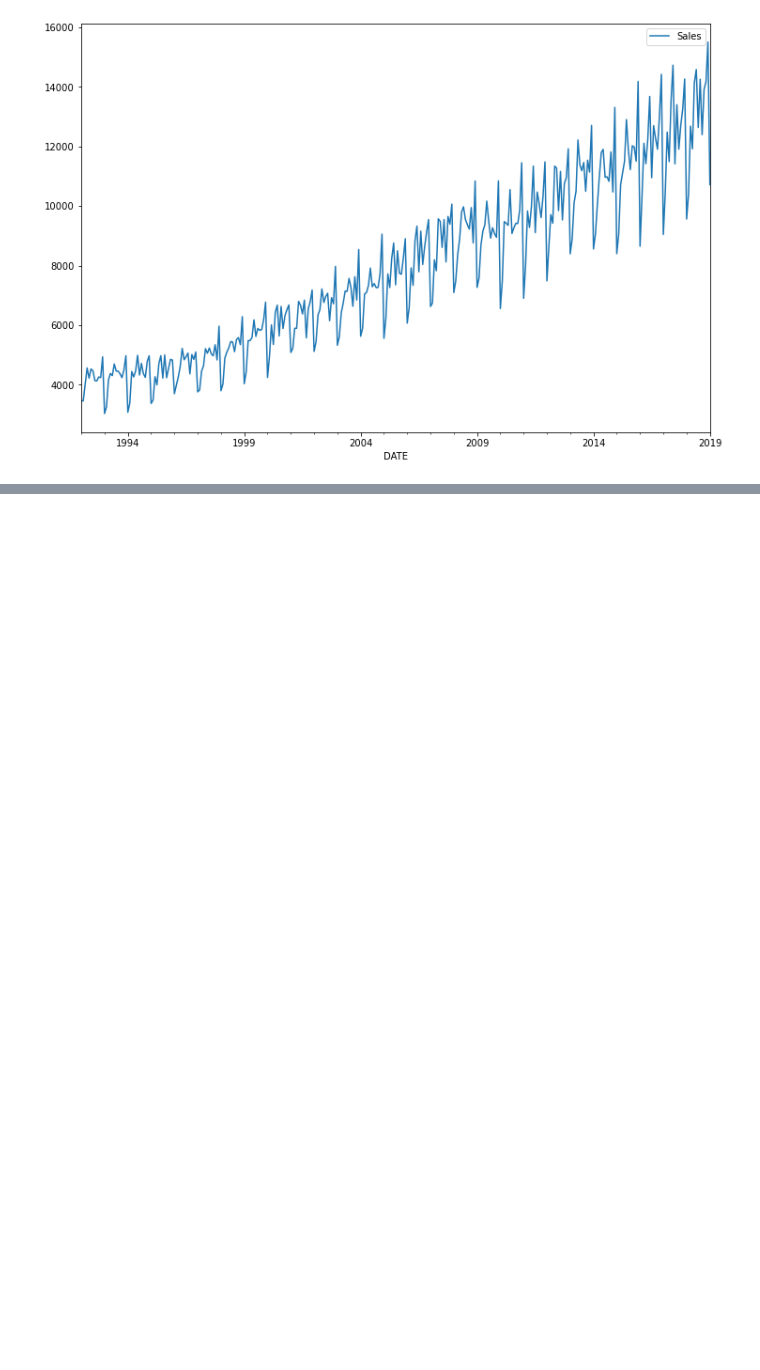
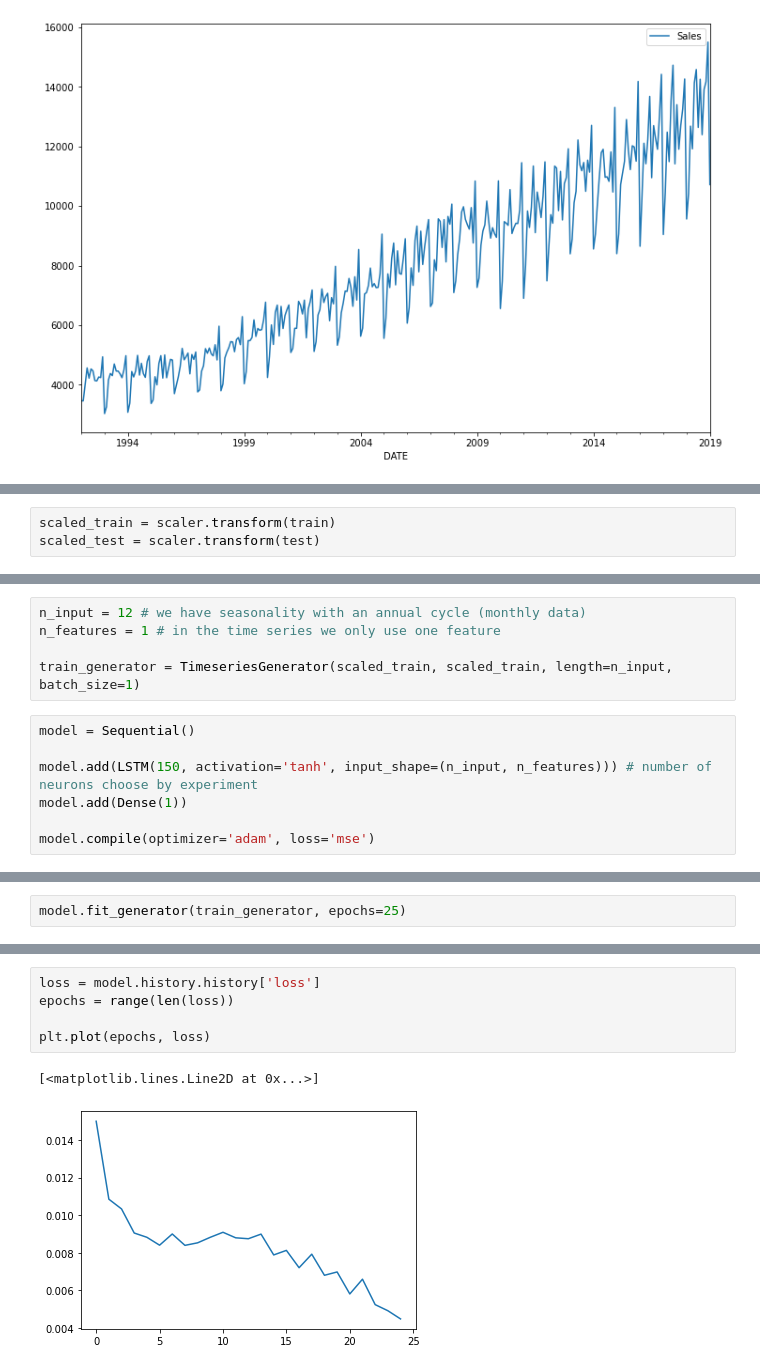
Before and after one commit to saifulrijal-ds/time-series-analysis-python, a Jupyter notebook: study-notes_deep-learning-for-forecasting.ipynb, the cells around one changed output, grey strips where cells are left out. Saved outputs shown, nothing was run; the diff lists cells and outputs as text; blank space fills up the shorter version.

```diff
--- a/study-notes_deep-learning-for-forecasting.ipynb
+++ b/study-notes_deep-learning-for-forecasting.ipynb
@@ -176,0 +222,3 @@ df.plot(figsize=(12, 8))
+# %%
+scaled_train = scaler.transform(train)
+scaled_test = scaler.transform(test)
@@ -176,0 +281,12 @@ df.plot(figsize=(12, 8))
+# %%
+n_input = 12 # we have seasonality with an annual cycle (monthly data)
+n_features = 1 # in the time series we only use one feature
+
+train_generator = TimeseriesGenerator(scaled_train, scaled_train, length=n_input, batch_size=1)
+# %%
+model = Sequential()
+
+model.add(LSTM(150, activation='tanh', input_shape=(n_input, n_features))) # number of neurons choose by experiment
+model.add(Dense(1))
+
+model.compile(optimizer='adam', loss='mse')
@@ -176,0 +307,2 @@ df.plot(figsize=(12, 8))
+# %%
+model.fit_generator(train_generator, epochs=25)
@@ -176,0 +328,8 @@ df.plot(figsize=(12, 8))
+# %%
+loss = model.history.history['loss']
+epochs = range(len(loss))
+
+plt.plot(epochs, loss)
+# %% [output]
+[<matplotlib.lines.Line2D at 0x...>]
+[figure, added]
```
Also changed, not shown: parts of 39 cells of this notebook.
